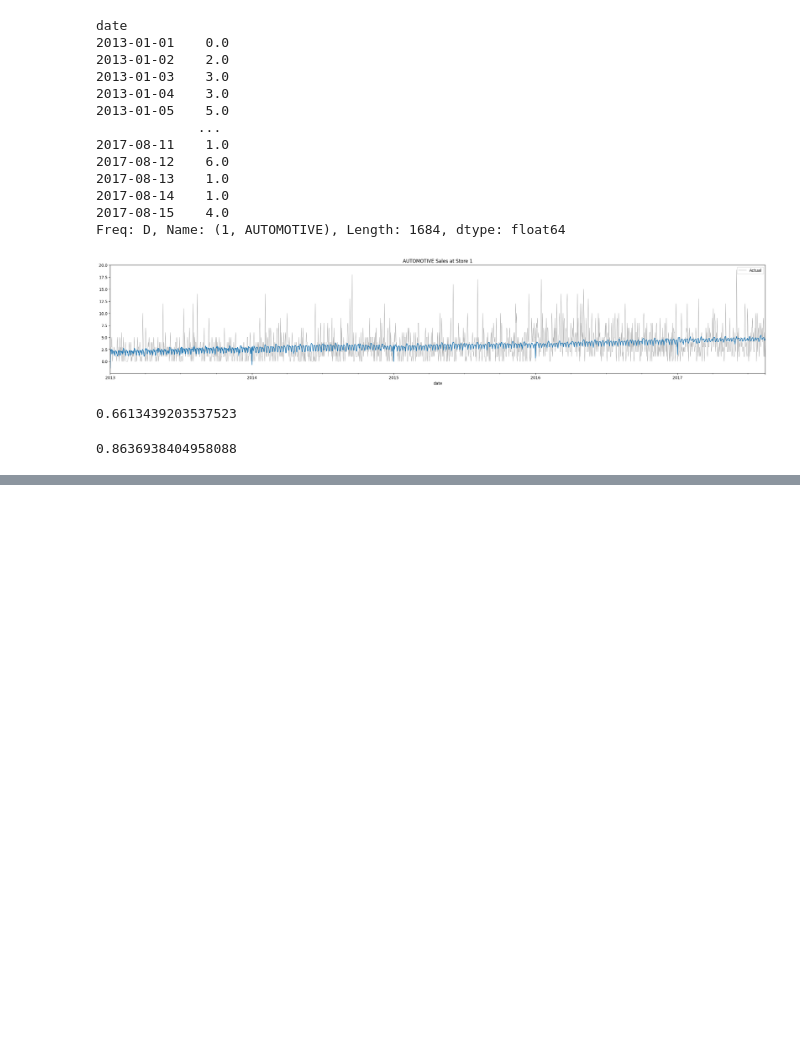
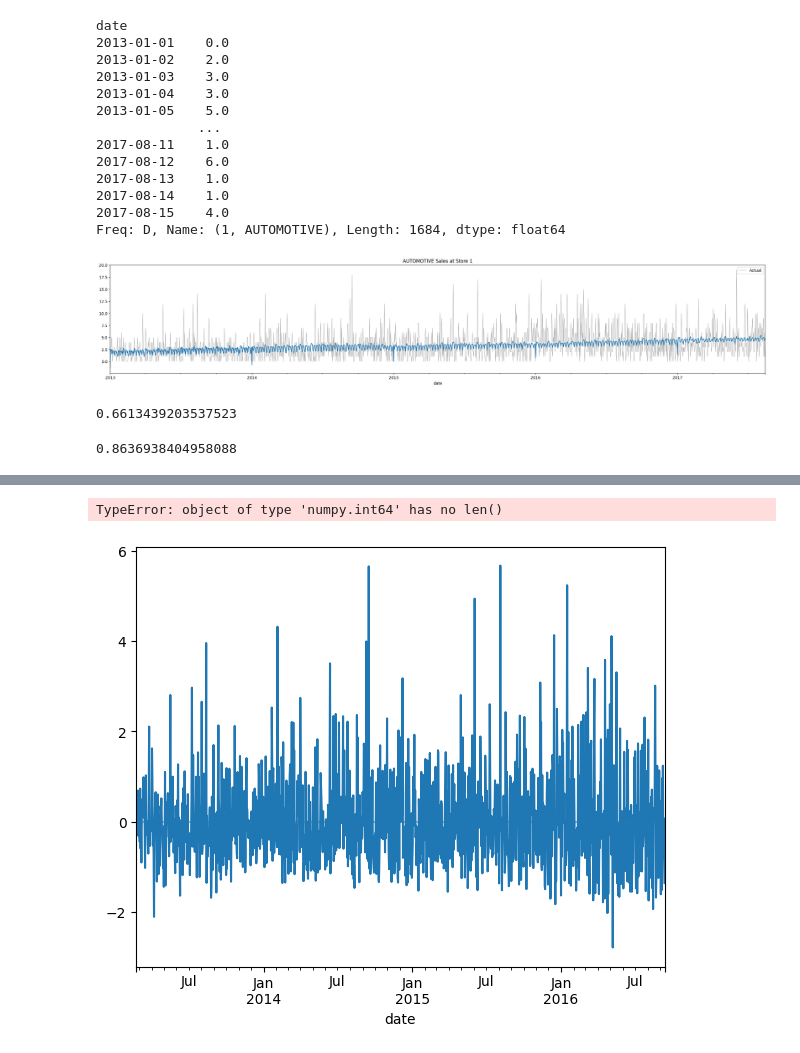
Before and after one commit to IvanTrujilloTrujillo/store_sales, a Jupyter notebook: store_sales.ipynb, the cells around one changed output, grey strips where cells are left out. Cells and saved outputs as stored; diff of their text form; code cells hidden in the pictures; blank space fills up the shorter version.

```diff
--- a/store_sales.ipynb
+++ b/store_sales.ipynb
@@ -371,0 +451,4 @@ root_mean_squared_log_error(y, y_pred)
+# %%
+length = y.loc(axis=1)[(STORE_NBR, FAMILY)].shape[0]
+y_train = y.loc(axis=1)[(STORE_NBR, FAMILY)].iloc[:int(length * 0.8)]
+y_test = y.loc(axis=1)[(STORE_NBR, FAMILY)].iloc[int(length * 0.8):]
@@ -371,0 +646,8 @@ root_mean_squared_log_error(y, y_pred)
+# %%
+mod = SARIMAX(y_train,
+            order = best_params,
+            seasonal_order = param_seasonal,
+            enforce_stationarity = False,
+            enforce_invertibility = False)
+
+results = mod.fit()
@@ -371,0 +669,5 @@ root_mean_squared_log_error(y, y_pred)
+# %%
+results.plot_diagnostics(figsize = (15, 12), lags = 3);
+# %% [output]
+TypeError: object of type 'numpy.int64' has no len()
+[figure, added]
```
Also changed, not shown: parts of 38 cells of this notebook, 3 other files.
